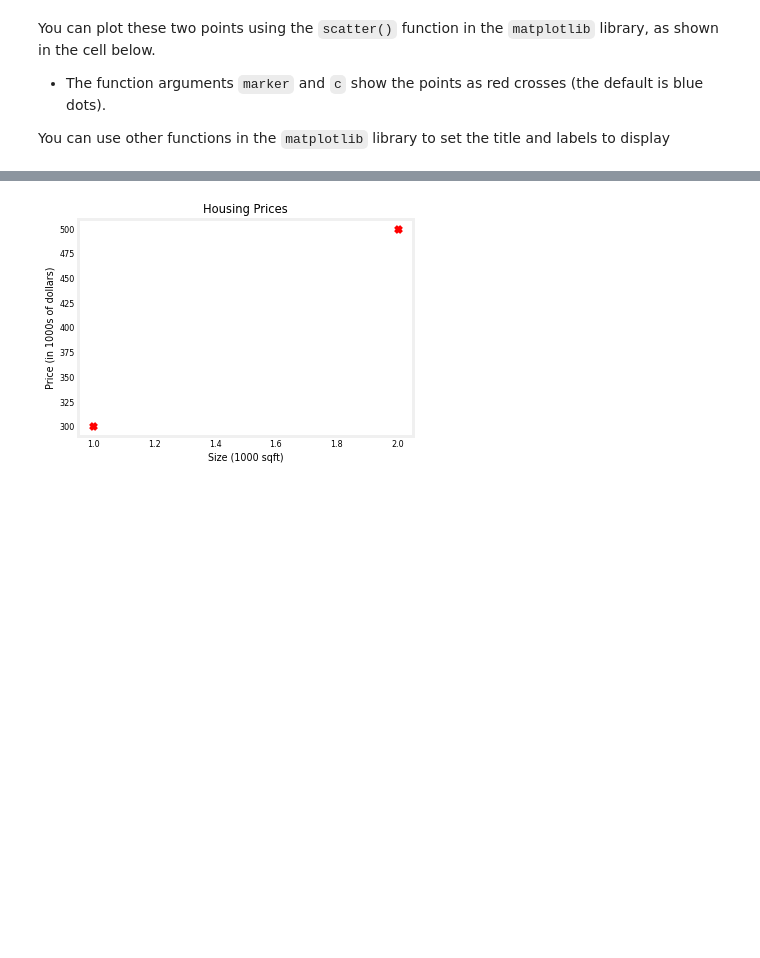
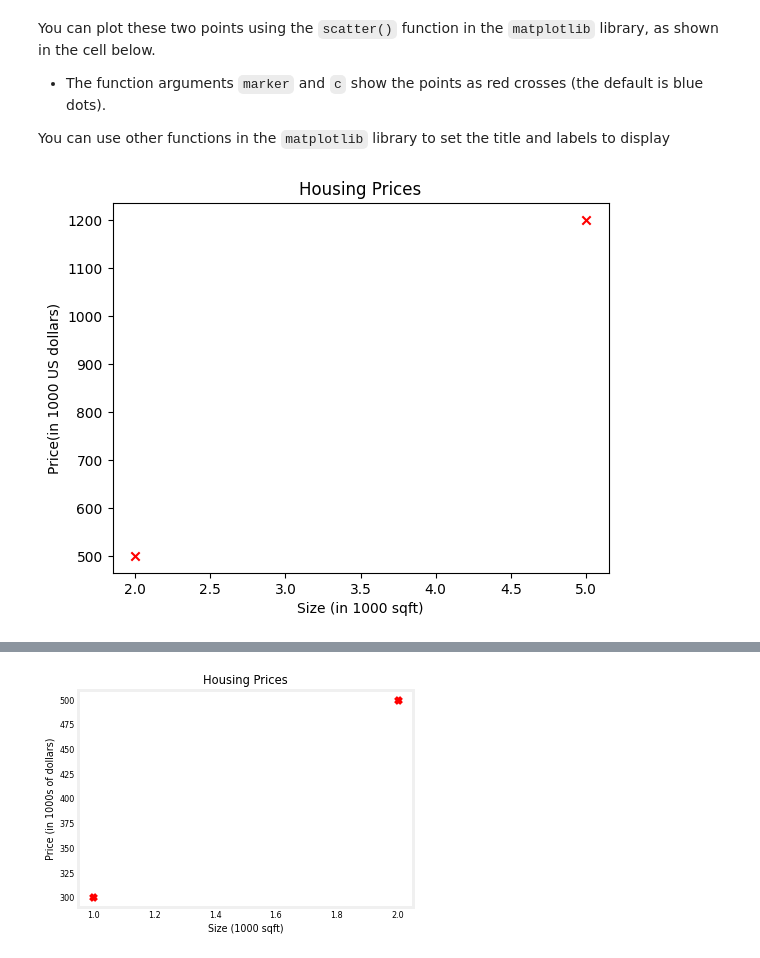
Before and after one commit to stevechengnyc/ML-AndrewNg, a Jupyter notebook: C1-Supervised ML_Regression and Classification/Week 1/C1_W1_Lab03_Model_Representation_Soln.ipynb, the cells around one changed output, grey strips where cells are left out. Cells and saved outputs as stored; diff of their text form; code cells hidden in the pictures; blank space fills up the shorter version.

```diff
--- a/C1-Supervised ML_Regression and Classification/Week 1/C1_W1_Lab03_Model_Representation_Soln.ipynb
+++ b/C1-Supervised ML_Regression and Classification/Week 1/C1_W1_Lab03_Model_Representation_Soln.ipynb
@@ -45,4 +45,3 @@ import numpy as np
 # %%
 import matplotlib.pyplot as plt
 # %%
-plt.style.use('https://github.com/stevechengnyc/ML-AndrewNg/blob/main/C1-Supervised%20ML_Regression%20and%20Classification/Week%201/deeplearning.mplstyle')
@@ -114,3 +148,11 @@ You can plot these two points using the `scatter()` function in the `matplotlib`
 - The function arguments `marker` and `c` show the points as red crosses (the default is blue dots).
 
 You can use other functions in the `matplotlib` library to set the title and labels to display
+# %%
+plt.scatter(x_train, y_train, marker = 'x', c = 'r')
+plt.title("Housing Prices")
+plt.ylabel('Price(in 1000 US dollars)')
+plt.xlabel('Size (in 1000 sqft)')
+plt.show()
+# %% [output]
+[figure, added]
```
Also changed, not shown: parts of 16 cells of this notebook.
